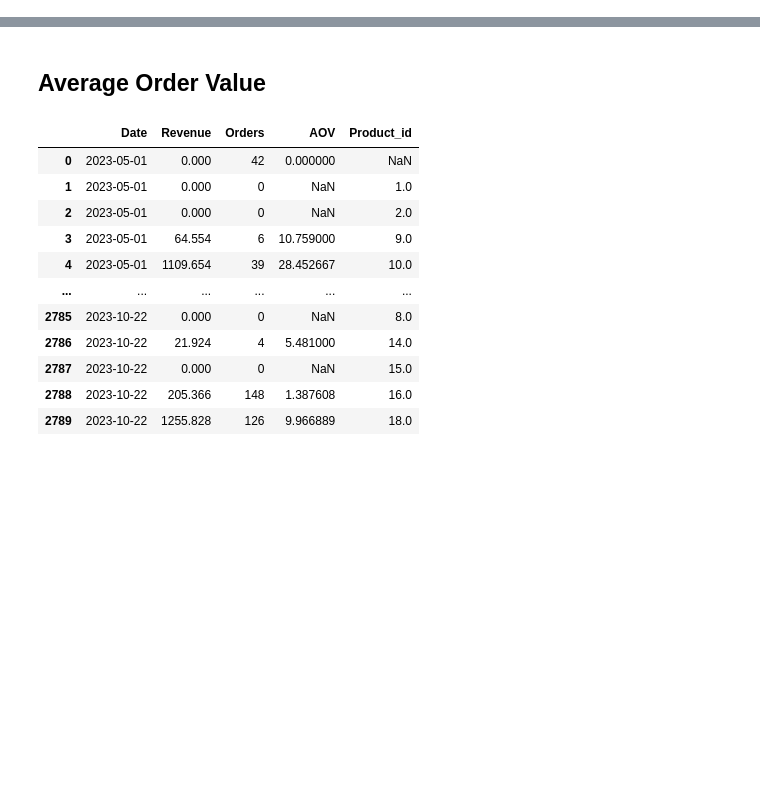
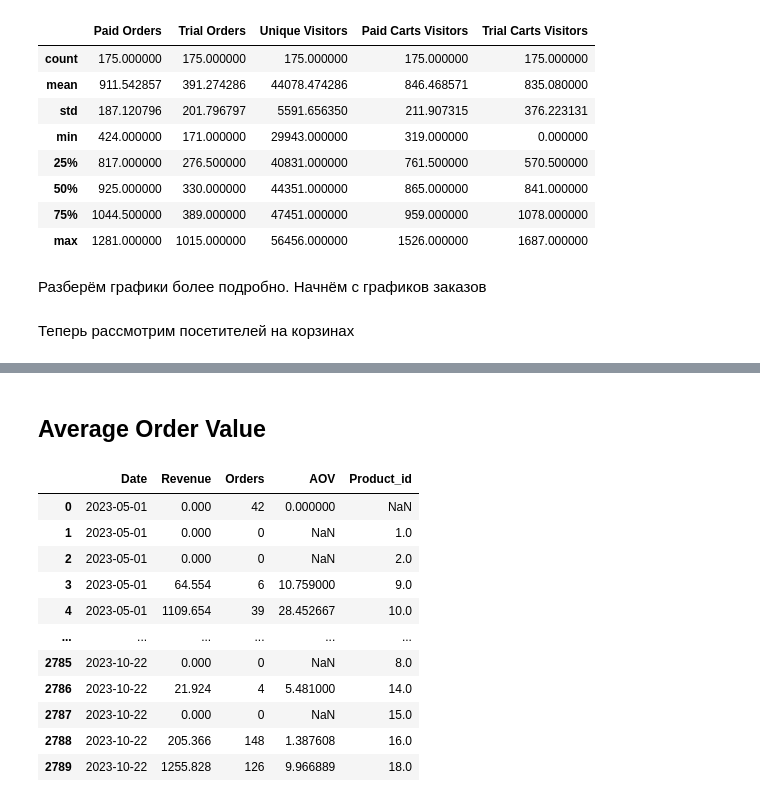
Before and after one commit to kosarenok/ts_outlier_detection, a Jupyter notebook: prelim_analysis.ipynb, the cells around one changed output, grey strips where cells are left out. Saved outputs shown, nothing was run; the diff lists cells and outputs as text; code cells hidden in the pictures; blank space fills up the shorter version.

```diff
--- a/prelim_analysis.ipynb
+++ b/prelim_analysis.ipynb
@@ -131,0 +30,14 @@ make_plot(carts_trial['Date'], carts_trial['Unique Visitors'], "Посетите
+# %%
+data.describe()
+# %% [output]
+|  | Paid Orders | Trial Orders | Unique Visitors | Paid Carts Visitors | Trial Carts Visitors |
+| count | 175.000000 | 175.000000 | 175.000000 | 175.000000 | 175.000000 |
+| mean | 911.542857 | 391.274286 | 44078.474286 | 846.468571 | 835.080000 |
+| std | 187.120796 | 201.796797 | 5591.656350 | 211.907315 | 376.223131 |
+| min | 424.000000 | 171.000000 | 29943.000000 | 319.000000 | 0.000000 |
+| 25% | 817.000000 | 276.500000 | 40831.000000 | 761.500000 | 570.500000 |
+| 50% | 925.000000 | 330.000000 | 44351.000000 | 865.000000 | 841.000000 |
+| 75% | 1044.500000 | 389.000000 | 47451.000000 | 959.000000 | 1078.000000 |
+| max | 1281.000000 | 1015.000000 | 56456.000000 | 1526.000000 | 1687.000000 |
+# %% [markdown]
+Разберём графики более подробно. Начнём с графиков заказов
@@ -131,0 +48,2 @@ make_plot(carts_trial['Date'], carts_trial['Unique Visitors'], "Посетите
+# %% [markdown]
+Теперь рассмотрим посетителей на корзинах
```
Also changed, not shown: parts of 29 cells of this notebook, 4 other files.
